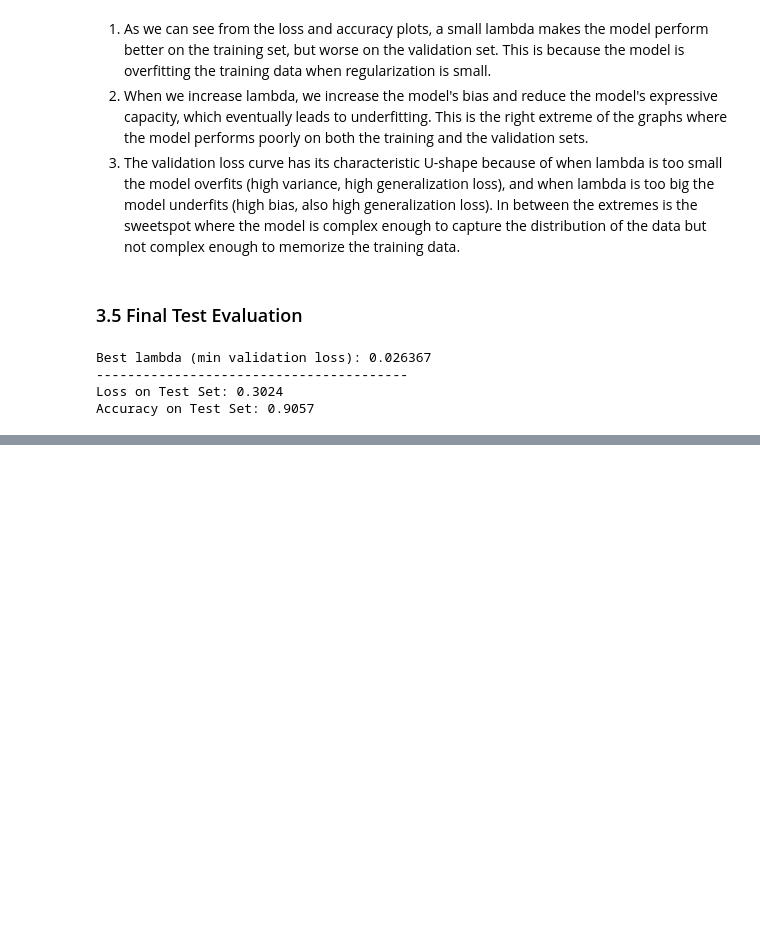
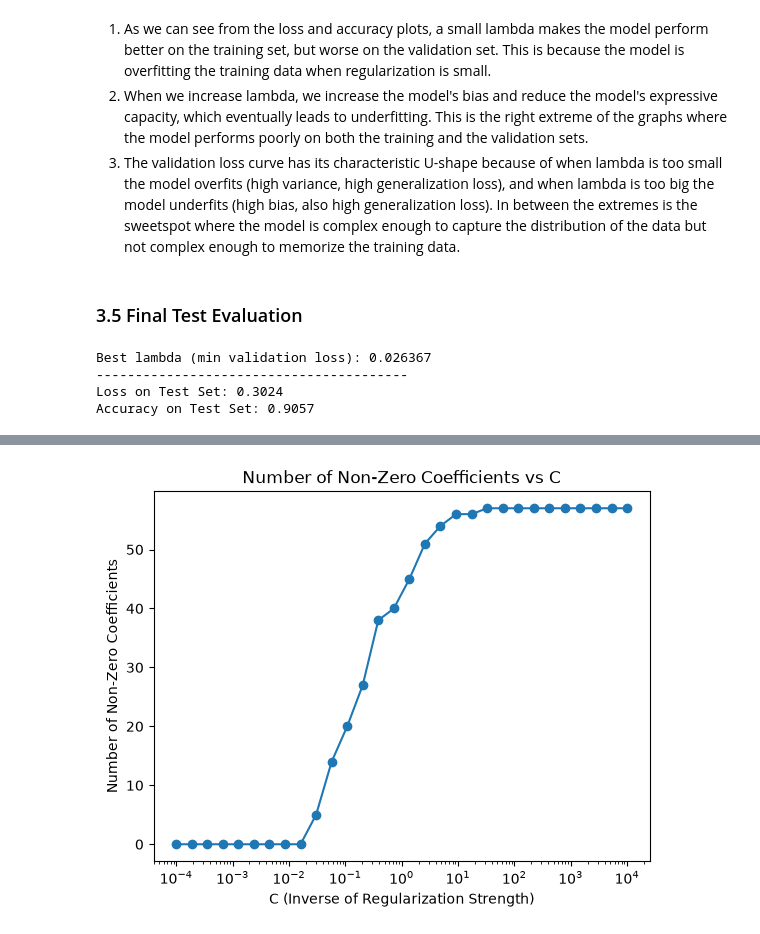
Before and after one commit to mounirammam/COMP551-Group-Project-A2, a Jupyter notebook: MiniProject2.ipynb, the cells around one changed output, grey strips where cells are left out. Drawn from its saved outputs; the diff is of its cells as text; code cells hidden in the pictures; blank space fills up the shorter version.

```diff
--- a/MiniProject2.ipynb
+++ b/MiniProject2.ipynb
@@ -416,0 +448,9 @@ Accuracy on Test Set: 0.9057
+# %%
+plt.plot(Cs, non_zero_counts, marker='o')
+plt.xscale('log')
+plt.xlabel('C (Inverse of Regularization Strength)')
+plt.ylabel('Number of Non-Zero Coefficients')
+plt.title('Number of Non-Zero Coefficients vs C')
+plt.show()
+# %% [output]
+[figure, added]
```
Also changed, not shown: parts of 5 cells of this notebook.
